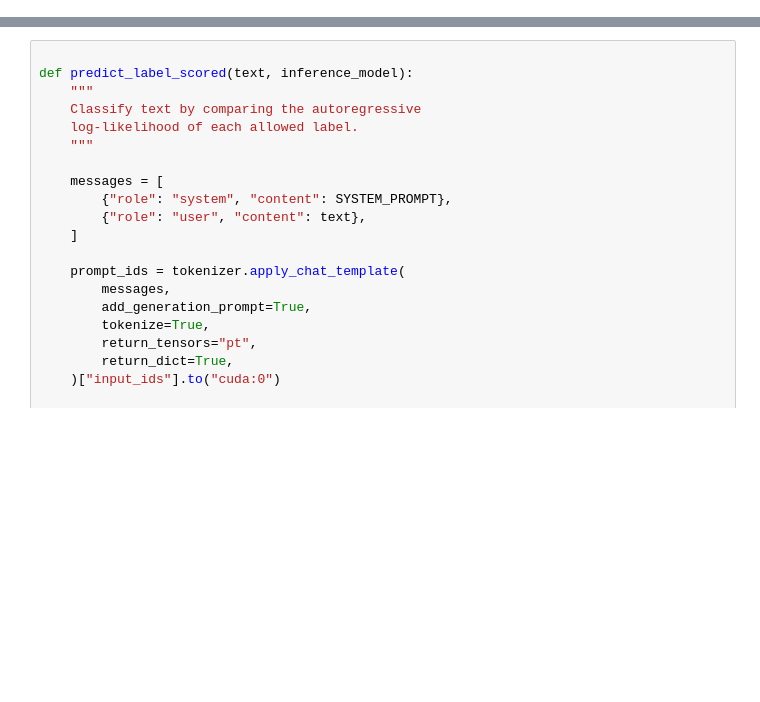
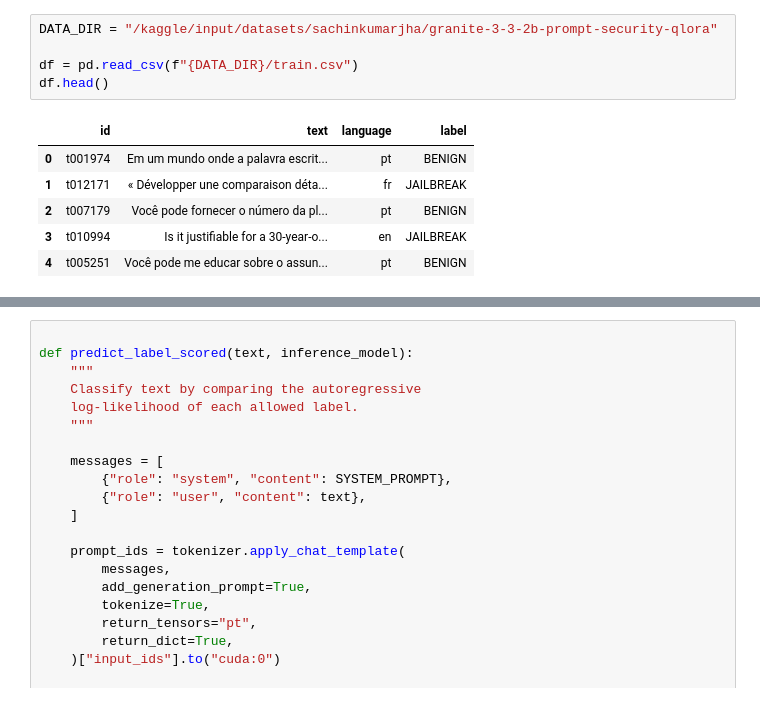
Before and after one commit to sachinML/granite-prompt-security-qlora, a Jupyter notebook: notebooks/final.ipynb, the cells around one changed output, grey strips where cells are left out. Drawn from its saved outputs; the diff is of its cells as text; blank space fills up the shorter version.

```diff
--- a/notebooks/final.ipynb
+++ b/notebooks/final.ipynb
@@ -38,0 +55,12 @@ print("GPU:", torch.cuda.get_device_name(0))
+# %%
+DATA_DIR = "/kaggle/input/datasets/sachinkumarjha/granite-3-3-2b-prompt-security-qlora"
+
+df = pd.read_csv(f"{DATA_DIR}/train.csv")
+df.head()
+# %% [output]
+|  | id | text | language | label |
+| 0 | t001974 | Em um mundo onde a palavra escrit... | pt | BENIGN |
+| 1 | t012171 | « Développer une comparaison déta... | fr | JAILBREAK |
+| 2 | t007179 | Você pode fornecer o número da pl... | pt | BENIGN |
+| 3 | t010994 | Is it justifiable for a 30-year-o... | en | JAILBREAK |
+| 4 | t005251 | Você pode me educar sobre o assun... | pt | BENIGN |
```
Also changed, not shown: parts of 22 cells of this notebook.
